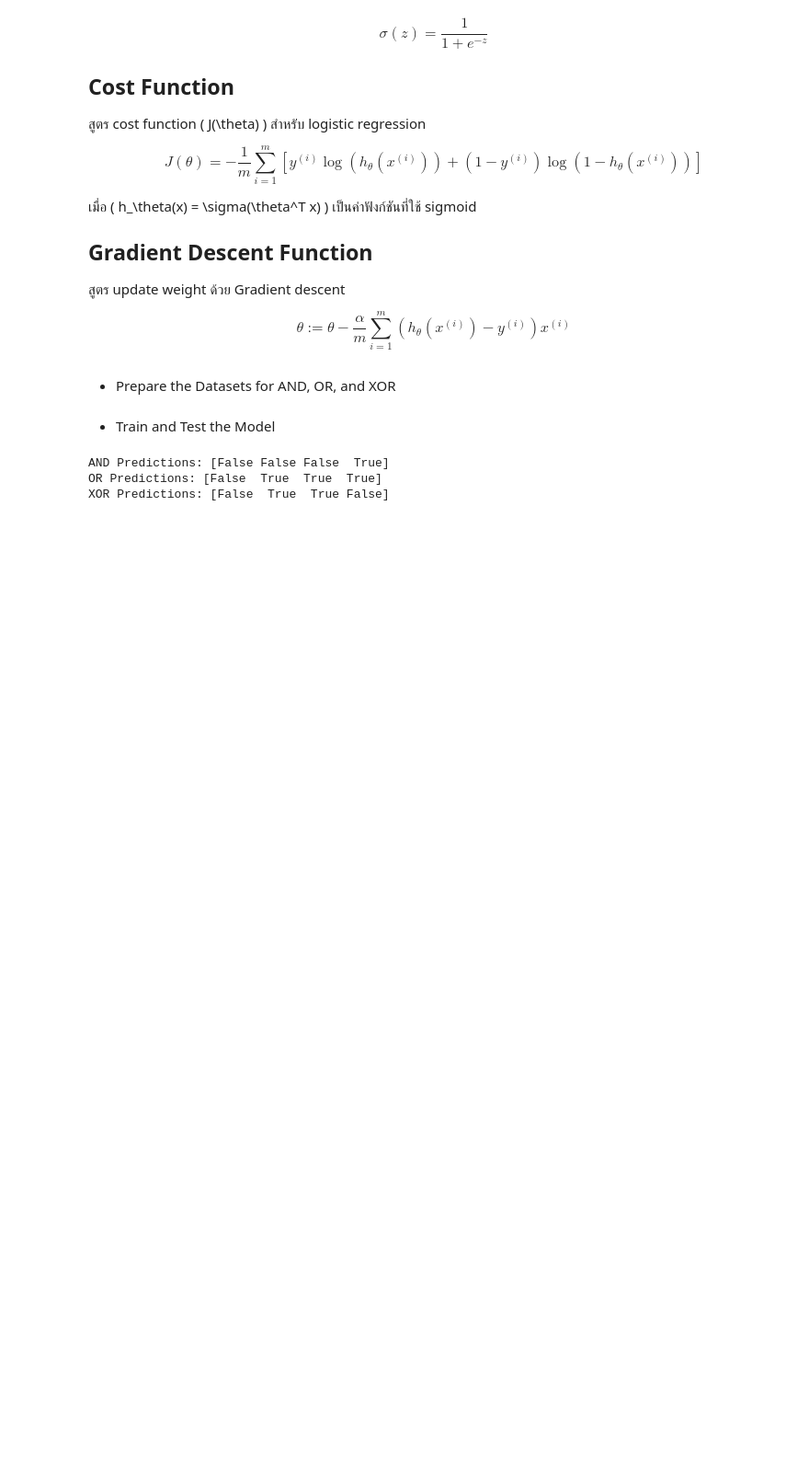
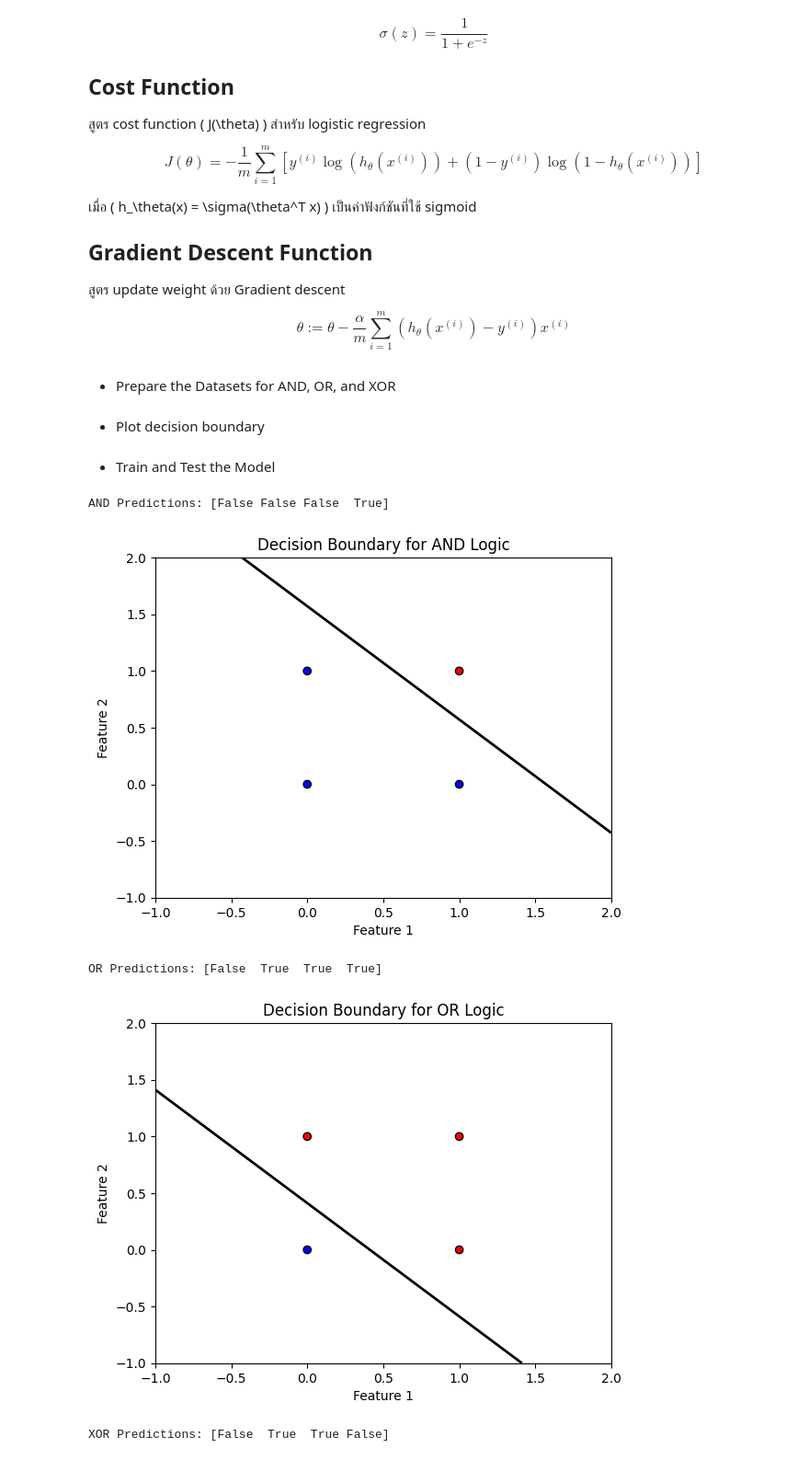
Before and after one commit to MLol-3/Machine-learning-class67, a Jupyter notebook: Logistic Regression/logi_gradientdescent.ipynb, the cells around one changed output. Shown: that part at 92% size. Saved outputs shown, nothing was run; the diff lists cells and outputs as text; code cells hidden in the pictures; blank space fills up the shorter version.

Commit message:
add Plot decision boundary for logistic reg  (as6) ข้อ1

```diff
--- a/Logistic Regression/logi_gradientdescent.ipynb
+++ b/Logistic Regression/logi_gradientdescent.ipynb
@@ -69,27 +71,69 @@ y_or = np.array([0, 1, 1, 1])
 # XOR dataset
 X_xor = np.array([[1, 0, 0], [1, 0, 1], [1, 1, 0], [1, 1, 1]])
 y_xor = np.array([0, 1, 1, 0])
+# %% [markdown]
+- Plot decision boundary
+# %%
+import matplotlib.pyplot as plt
+
+# Plotting decision boundary
+def plot_decision_boundary(X, y, weights, title):
+    plt.figure()
+
+    # Define the plot limits
+    x_min, x_max = X[:, 1].min() - 1, X[:, 1].max() + 1
+    y_min, y_max = X[:, 2].min() - 1, X[:, 2].max() + 1
+    xx, yy = np.meshgrid(np.linspace(x_min, x_max, 500), np.linspace(y_min, y_max, 500))
+
+    # Check if the weights include interaction terms (i.e., XOR case)
+    if weights.shape[0] == 4:
+        # Create grid for XOR interaction feature
+        X_grid = np.c_[np.ones(xx.ravel().shape[0]), xx.ravel(), yy.ravel(), (xx.ravel() * yy.ravel())]
+    else:
+        # Create grid for AND/OR
+        X_grid = np.c_[np.ones(xx.ravel().shape[0]), xx.ravel(), yy.ravel()]
+
+    Z = sigmoid(np.dot(X_grid, weights))
+    Z = Z.reshape(xx.shape)
+
+    # Plot decision boundary
+    plt.contour(xx, yy, Z, levels=[0.5], colors='k', linewidths=2)
+
+    # Scatter plot
+    plt.scatter(X[:, 1], X[:, 2], c=y, cmap='bwr', marker='o', edgecolor='k')
+    plt.xlabel('Feature 1')
+    plt.ylabel('Feature 2')
+    plt.title(title)
+    plt.show()
 # %% [markdown]
 - Train and Test the Model
 # %%
 # Initial weights
 initial_weights = np.zeros(X_and.shape[1])
 
 # Train AND Logic
 weights_and, cost_history_and = gradient_descent_binary(X_and, y_and, initial_weights, learning_rate=0.1, iterations=1000)
 print("AND Predictions:", sigmoid(np.dot(X_and, weights_and)) >= 0.5)
+plot_decision_boundary(X_and, y_and, weights_and, 'Decision Boundary for AND Logic')
 
 # Train OR Logic
 weights_or, cost_history_or = gradient_descent_binary(X_or, y_or, initial_weights, learning_rate=0.1, iterations=1000)
 print("OR Predictions:", sigmoid(np.dot(X_or, weights_or)) >= 0.5)
+plot_decision_boundary(X_or, y_or, weights_or, 'Decision Boundary for OR Logic')
 
 # Create interaction feature for XOR
 X_xor_interaction = np.hstack([X_xor, (X_xor[:, 1] * X_xor[:, 2]).reshape(-1, 1)])
 
+# Initial weights for XOR (4 features)
+initial_weights_xor = np.zeros(X_xor_interaction.shape[1])
+
 # Train XOR Logic
-weights_xor, cost_history_xor = gradient_descent_binary(X_xor_interaction, y_xor, np.zeros(X_xor_interaction.shape[1]), learning_rate=0.1, iterations=1000)
+weights_xor, _ = gradient_descent_binary(X_xor_interaction, y_xor, initial_weights_xor, learning_rate=0.1, iterations=1000)
 print("XOR Predictions:", sigmoid(np.dot(X_xor_interaction, weights_xor)) >= 0.5)
+plot_decision_boundary(X_xor_interaction, y_xor, weights_xor, 'Decision Boundary for XOR Logic')
 # %% [output]
 AND Predictions: [False False False  True]
-OR Predictions: [False  True  True  True]
-XOR Predictions: [False  True  True False]
+[figure, added]
+OR Predictions: [False  True  True  True]
+[figure, added]
+XOR Predictions: [False  True  True False]
```
Also changed, not shown: parts of 2 cells of this notebook.
